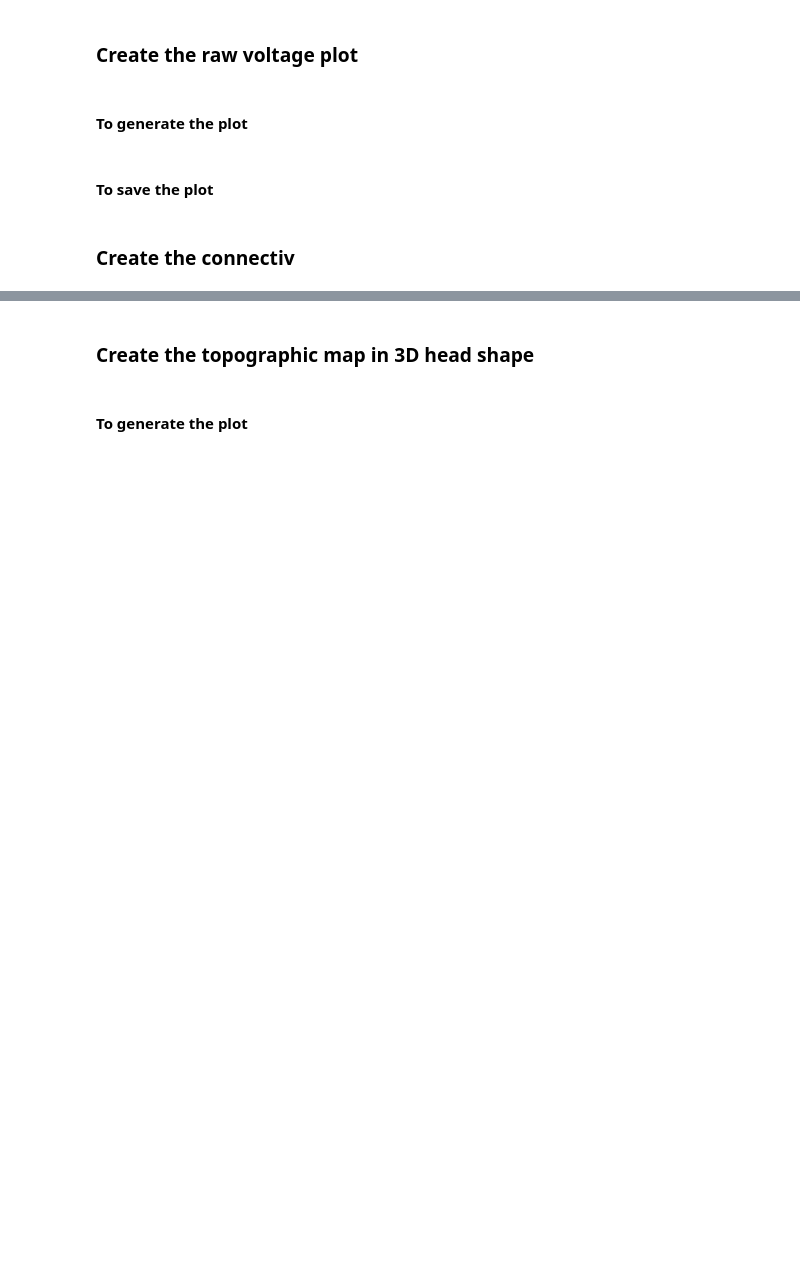
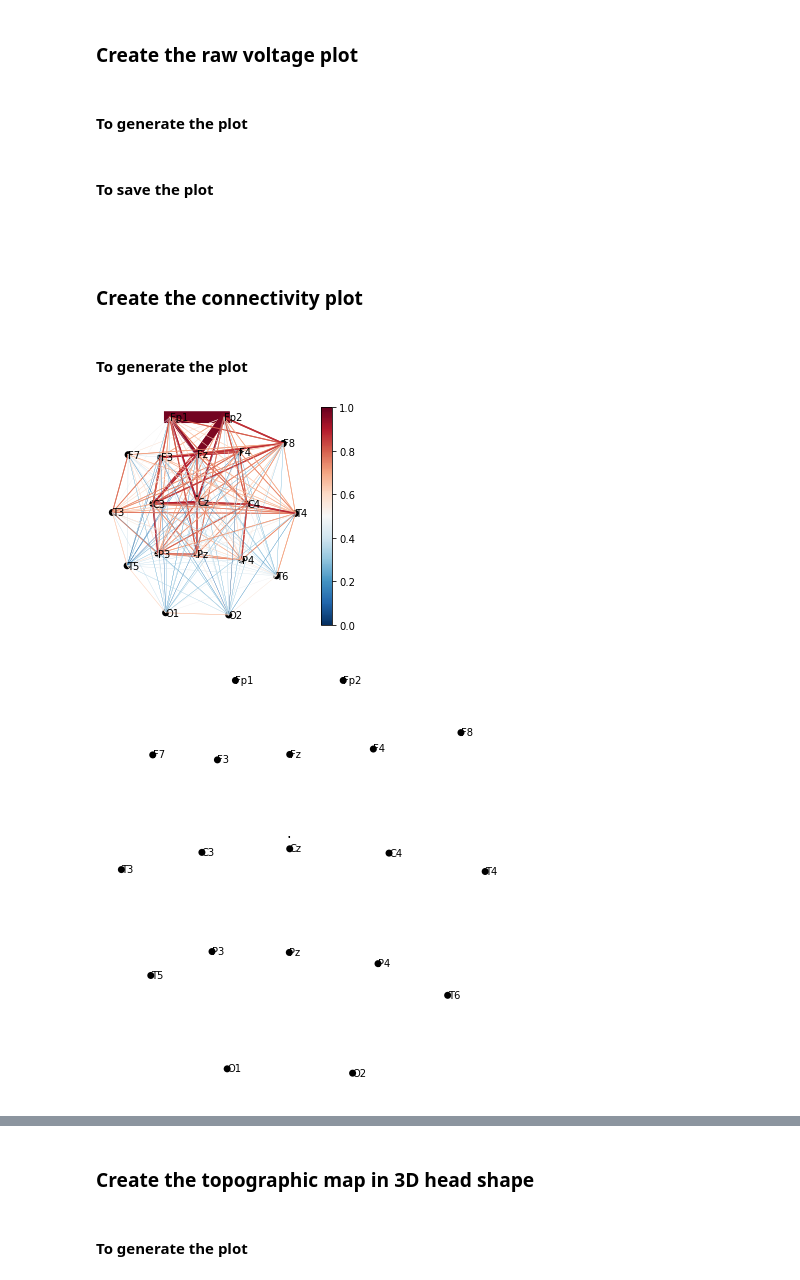
Before and after one commit to UBC-MDS/simpl_eeg_capstone, a Jupyter notebook: notebook/instructions.ipynb, the cells around one changed output, grey strips where cells are left out. Saved outputs shown, nothing was run; the diff lists cells and outputs as text; code cells hidden in the pictures; blank space fills up the shorter version.

Commit message:
updating the connectivity part

```diff
--- a/notebook/instructions.ipynb
+++ b/notebook/instructions.ipynb
@@ -65,5 +83,20 @@ voltage_plot;
 # It supports 'png', 'pdf', 'svg'.
 
 voltage_plot.savefig("voltage_plot.svg", format= 'svg')
+# %% [markdown]
+<br>
 # %% [markdown]
-### Create the connectiv
+### Create the connectivity plot
+# %% [markdown]
+#### To generate the plot
+# %%
+import matplotlib.pyplot as plt
+fig=plt.figure()
+# sensor_locations = ;
+locations = epoch.plot_sensors(show_names=True, show=False, verbose=False).findobj(
+        match=lambda x: type(x) == plt.Text and x.get_text() != ""
+    )
+conn_plot = connectivity.plot_connectivity(epoch, fig, locations=locations, calc_type="correlation")
+# %% [output]
+[figure, added]
+[figure, added]
```
Also changed, not shown: parts of 12 cells of this notebook.
